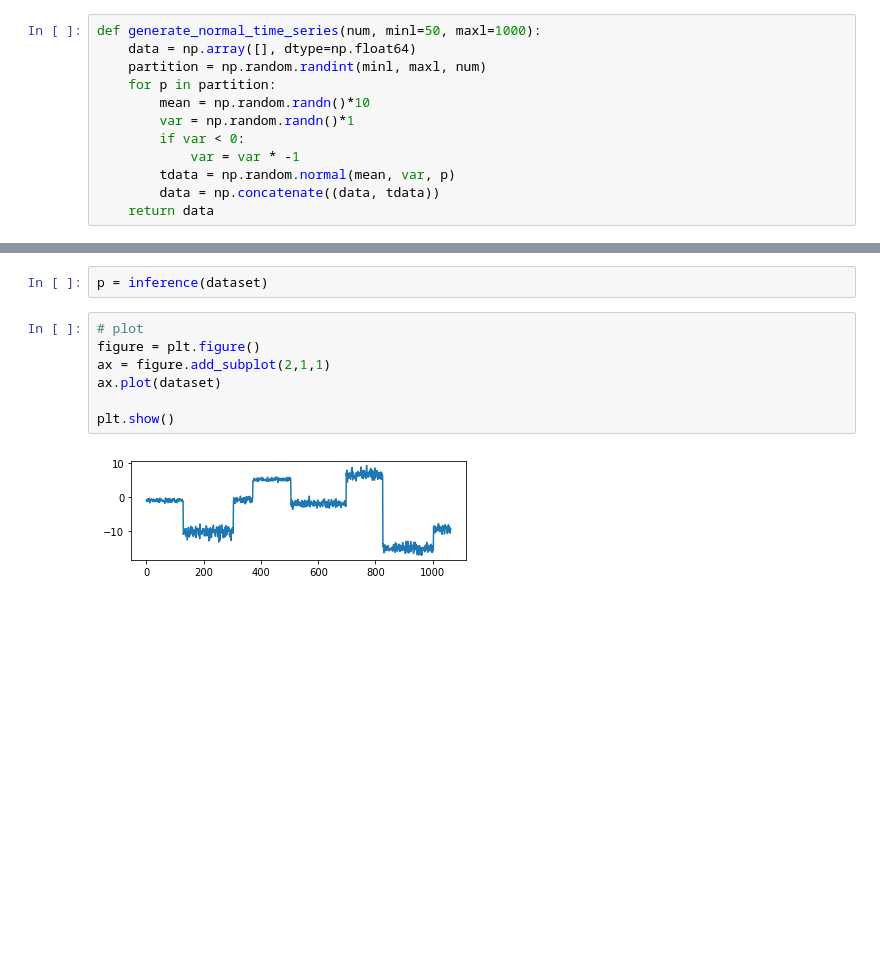
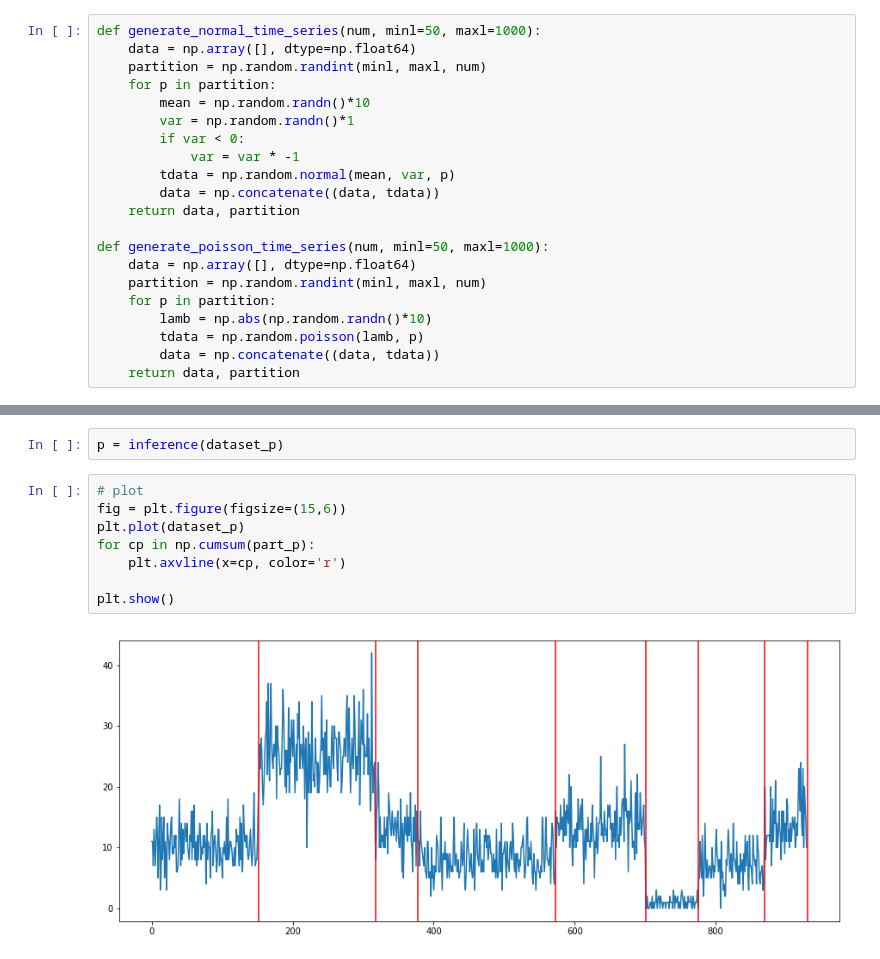
Before and after one commit to esrazihni/online_changepoint_detection, a Jupyter notebook: bayesian_ocd.ipynb, the cells around one changed output, grey strips where cells are left out. Saved outputs shown, nothing was run; the diff lists cells and outputs as text; blank space fills up the shorter version.

```diff
--- a/bayesian_ocd.ipynb
+++ b/bayesian_ocd.ipynb
@@ -13,7 +68,16 @@ def generate_normal_time_series(num, minl=50, maxl=1000):
             var = var * -1
         tdata = np.random.normal(mean, var, p)
         data = np.concatenate((data, tdata))
-    return data
+    return data, partition
+
+def generate_poisson_time_series(num, minl=50, maxl=1000):
+    data = np.array([], dtype=np.float64)
+    partition = np.random.randint(minl, maxl, num)
+    for p in partition:
+        lamb = np.abs(np.random.randn()*10)
+        tdata = np.random.poisson(lamb, p)
+        data = np.concatenate((data, tdata))
+    return data, partition
 # %%
 #Read and plot data
 
@@ -70,16 +147,17 @@ def inference(data, mu0 = 0, kappa0 = 1, alpha0= 0.1, beta0= 0.01, lam = [200]):
 
     return prob_r
 # %%
-p = inference(dataset)
+p = inference(dataset_p)
-# %%
-# plot
-figure = plt.figure()
-ax = figure.add_subplot(2,1,1)
-ax.plot(dataset)
-
-plt.show()
-# %% [output]
-[figure, removed]
+# %%
+# plot
+fig = plt.figure(figsize=(15,6))
+plt.plot(dataset_p)
+for cp in np.cumsum(part_p):
+    plt.axvline(x=cp, color='r')
+
+plt.show()
+# %% [output]
+[figure, added]
 # %%
 plt.figure()
 plt.imshow(-np.log(p), interpolation='none', aspect='auto',
```
Also changed, not shown: parts of 6 cells of this notebook, 2 other files.
